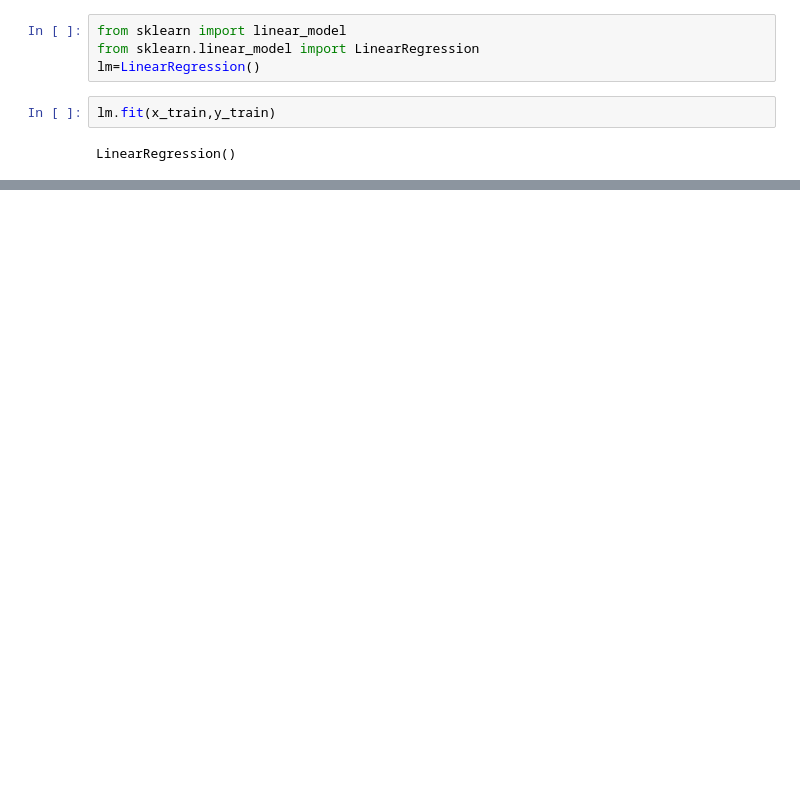
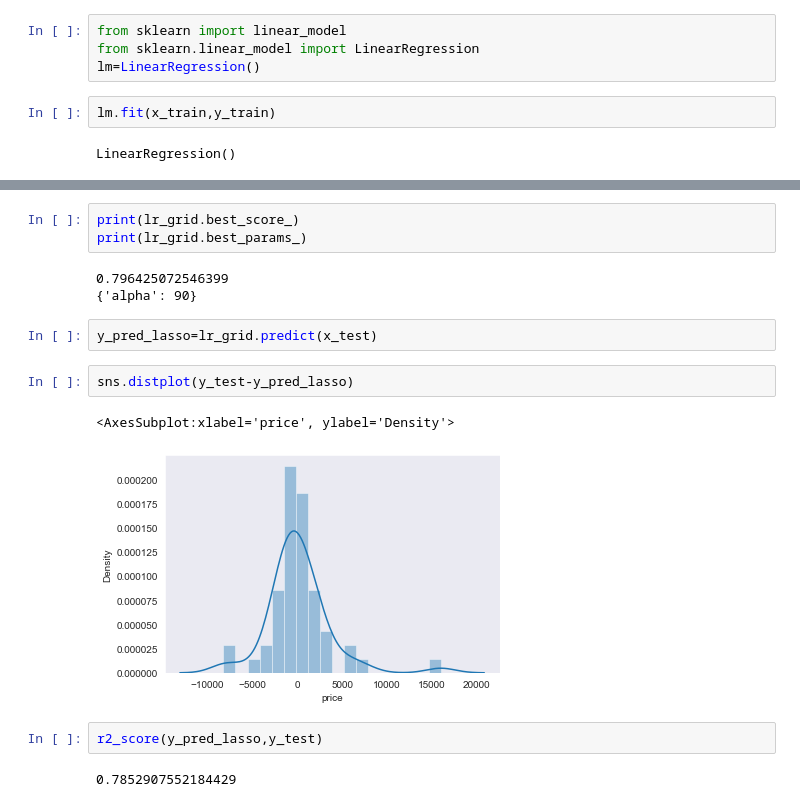
Before and after one commit to varun0712e/car_price_prediciton, a Jupyter notebook: Untitled24.ipynb, the cells around one changed output, grey strips where cells are left out. Drawn from its saved outputs; the diff is of its cells as text; blank space fills up the shorter version.

```diff
--- a/Untitled24.ipynb
+++ b/Untitled24.ipynb
@@ -645,0 +1008,17 @@ print(lm.intercept_)
+# %%
+print(lr_grid.best_score_)
+print(lr_grid.best_params_)
+# %% [output]
+0.796425072546399
+{'alpha': 90}
+# %%
+y_pred_lasso=lr_grid.predict(x_test)
+# %%
+sns.distplot(y_test-y_pred_lasso)
+# %% [output]
+<AxesSubplot:xlabel='price', ylabel='Density'>
+[figure, added]
+# %%
+r2_score(y_pred_lasso,y_test)
+# %% [output]
+0.7852907552184429
```
Also changed, not shown: parts of 67 cells of this notebook.
